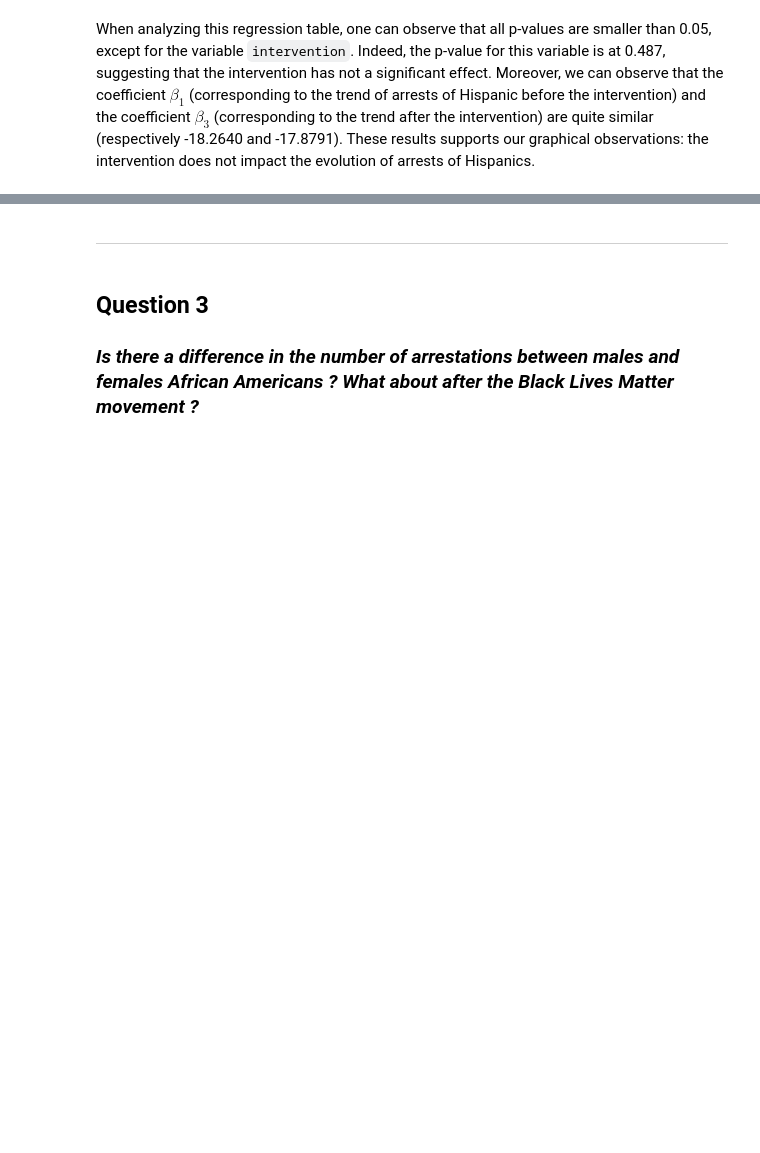
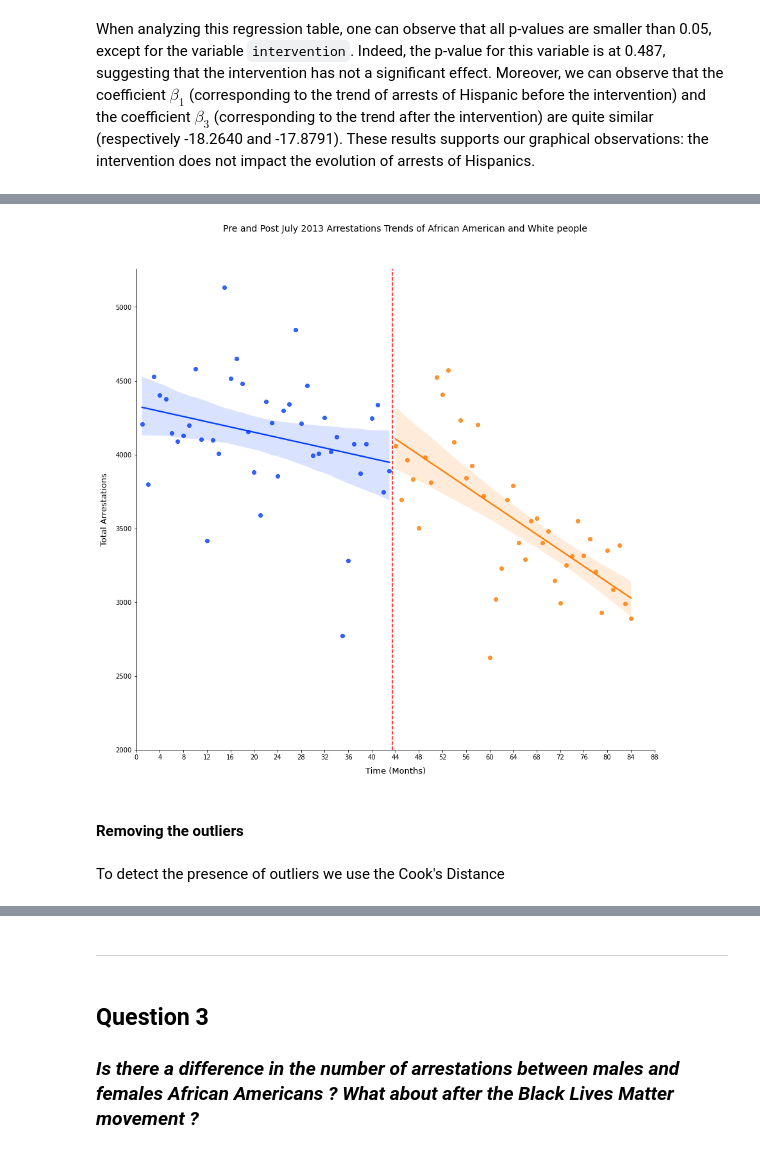
Before and after one commit to SkyRiS3s/ada-2020-project-milestone-p3-p3_msf, a Jupyter notebook: P4_msf.ipynb, the cells around one changed output, grey strips where cells are left out. Cells and saved outputs as stored; diff of their text form; code cells hidden in the pictures; blank space fills up the shorter version.

```diff
--- a/P4_msf.ipynb
+++ b/P4_msf.ipynb
@@ -694,0 +711,9 @@ When analyzing this regression table, one can observe that all p-values are smal
+# %%
+#Converting dates to DateTime objects
+NYPD_arrest['Date'] = pd.to_datetime(NYPD_arrest['Date'], errors='coerce')
+NYPD_arrest.sort_values(by='Date', inplace = True)
+
+#Verifying that no date is 'NaT' (Not a Time)
+assert(NYPD_arrest.Date.isnull().sum() == 0)
+
+NYPD_arrest.head()
@@ -694,0 +733,17 @@ When analyzing this regression table, one can observe that all p-values are smal
+# %%
+NYPD_white_trends_before = NYPD_white_before_movement.set_index('Date') \
+                        .replace('WHITE', 1) \
+                        .rename(columns = {'Race' : 'Arrestations'}) \
+                        .groupby(pd.Grouper(freq = 'M')).sum() \
+                        .assign(Period = 'Before')
+
+NYPD_white_trends_after = NYPD_white_after_movement.set_index('Date') \
+                        .replace('WHITE', 1) \
+                        .rename(columns = {'Race' : 'Arrestations'}) \
+                        .groupby(pd.Grouper(freq = 'M')).sum() \
+                        .assign(Period = 'After')
+
+NYPD_white_trends = pd.concat([NYPD_white_trends_before, NYPD_white_trends_after]).reset_index(drop = True)
+NYPD_white_trends['Time'] = NYPD_white_trends.index + 1
+
+NYPD_white_trends
@@ -694,0 +764,18 @@ When analyzing this regression table, one can observe that all p-values are smal
+# %%
+ax = sns.lmplot(x="Time", y="Arrestations", hue = "Period", data=NYPD_white_trends, ci=95, palette="bright", height = 12)
+ax._legend.remove()
+plt.subplots_adjust(top=0.9)
+ax.fig.suptitle('Pre and Post July 2013 Arrestations Trends of African American and White people', fontsize = 14)
+ax.set_axis_labels("Time (Months)", "Total Arrestations", fontsize = 13, labelpad = 10)
+plt.axvline(x = 43.5, color = 'red', alpha = 2, linestyle = '--')
+plt.xlim(0, 86)
+plt.ylim(2000, None)
+ax.set(xticks = range(0, 92, 4))
+
+plt.show()
+# %% [output]
+[figure, added]
+# %% [markdown]
+#### Removing the outliers
+# %% [markdown]
+To detect the presence of outliers we use the Cook's Distance
```
Also changed, not shown: parts of 19 cells of this notebook.
